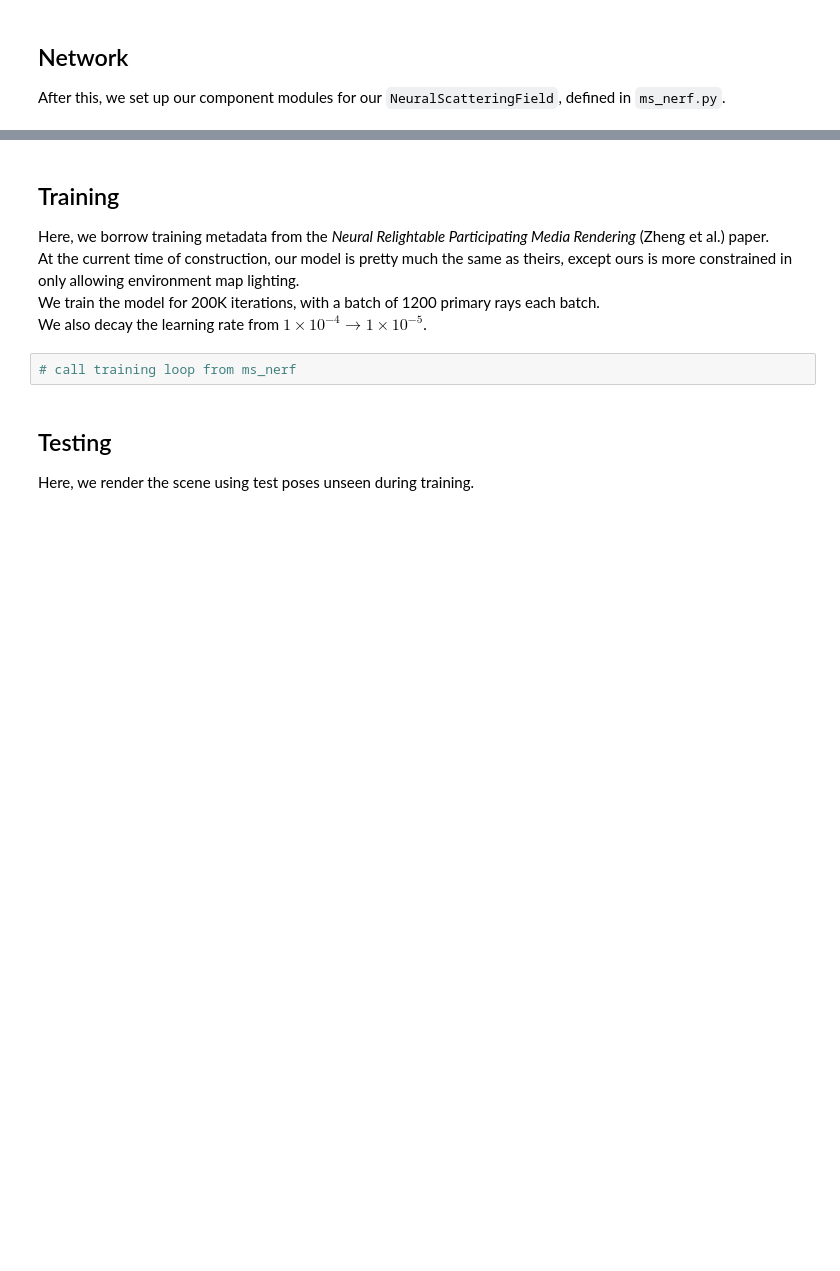
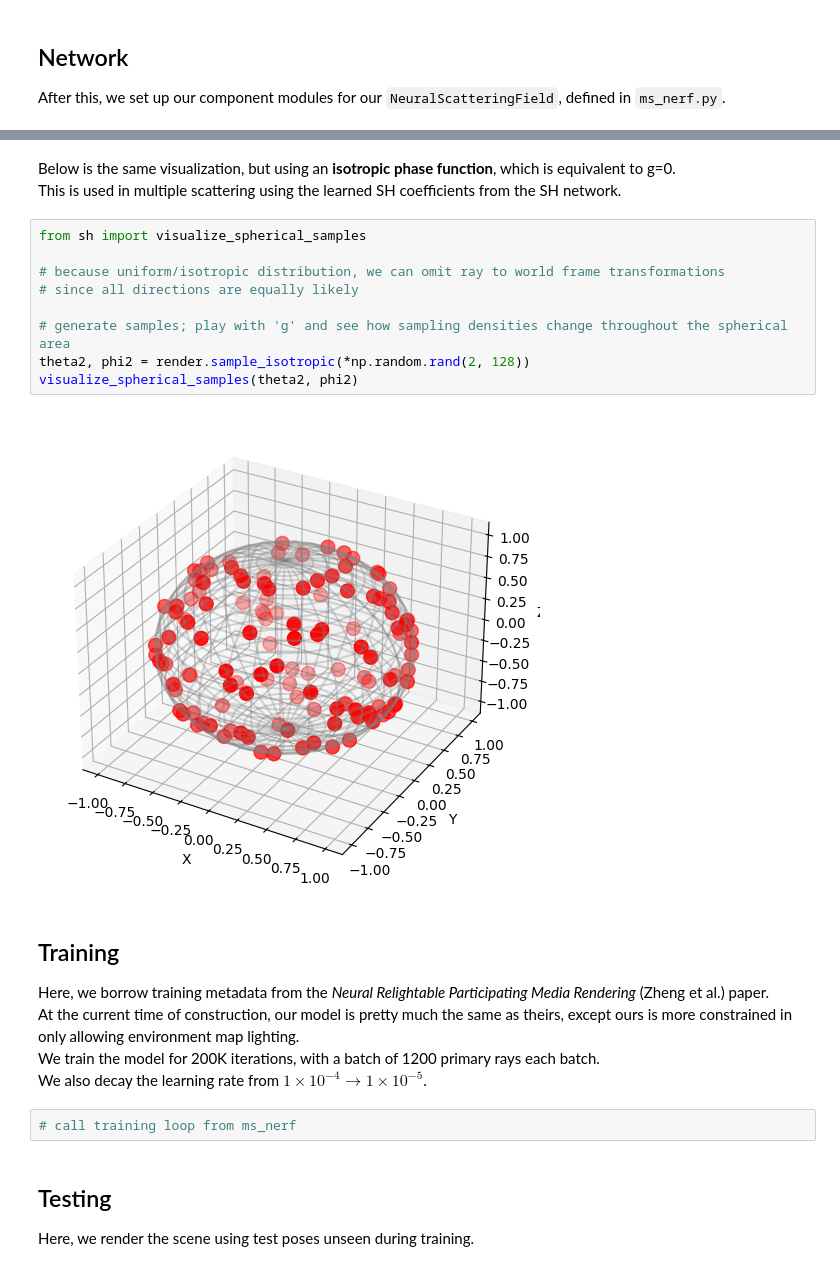
Before and after one commit to stonecodecs/neural_scattering_field, a Jupyter notebook: demo.ipynb, the cells around one changed output, grey strips where cells are left out. Cells and saved outputs as stored; diff of their text form; blank space fills up the shorter version.

```diff
--- a/demo.ipynb
+++ b/demo.ipynb
@@ -48,3 +154,17 @@ import tinycudann as tcnn   # only works for T4 GPU in colab/
+# %% [markdown]
+Below is the same visualization, but using an **isotropic phase function**, which is equivalent to g=0.\
+This is used in multiple scattering using the learned SH coefficients from the SH network.
+# %%
+from sh import visualize_spherical_samples
+
+# because uniform/isotropic distribution, we can omit ray to world frame transformations
+# since all directions are equally likely
+
+# generate samples; play with 'g' and see how sampling densities change throughout the spherical area
+theta2, phi2 = render.sample_isotropic(*np.random.rand(2, 128))
+visualize_spherical_samples(theta2, phi2)
+# %% [output]
+[figure, added]
 # %% [markdown]
 ## Training
 Here, we borrow training metadata from the *Neural Relightable Participating Media Rendering* (Zheng et al.) paper.\
```
Also changed, not shown: parts of 13 cells of this notebook, 4 other files.
